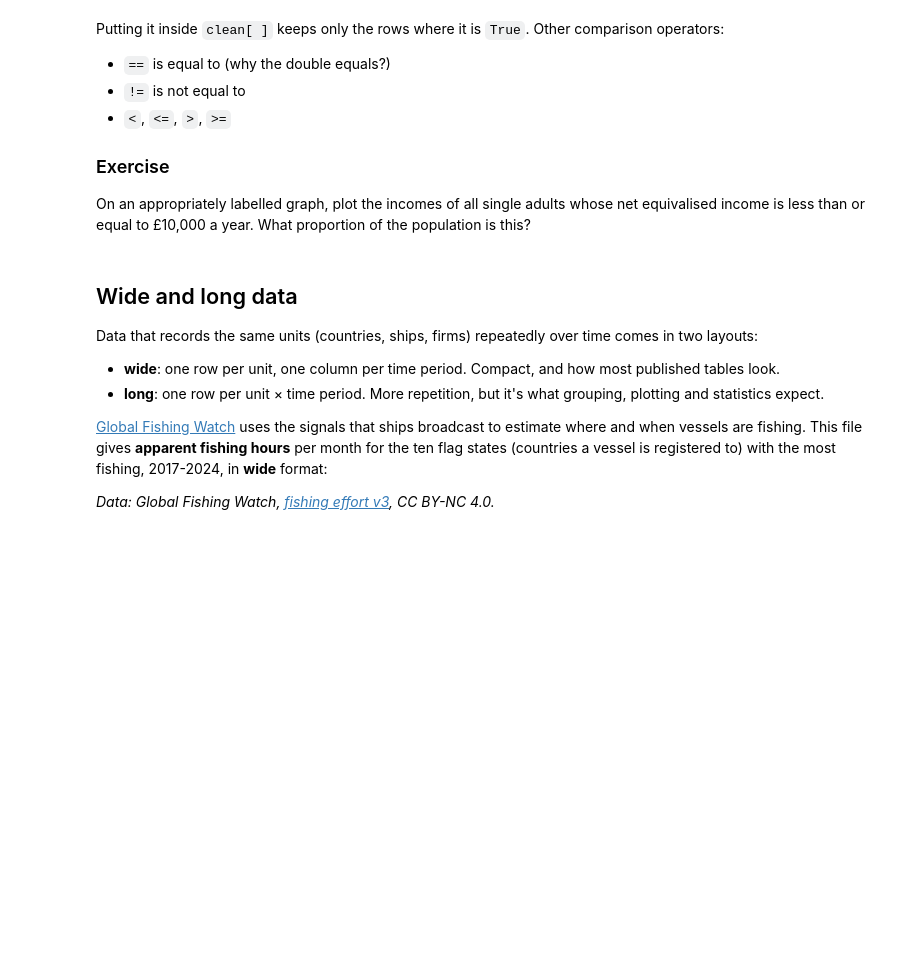
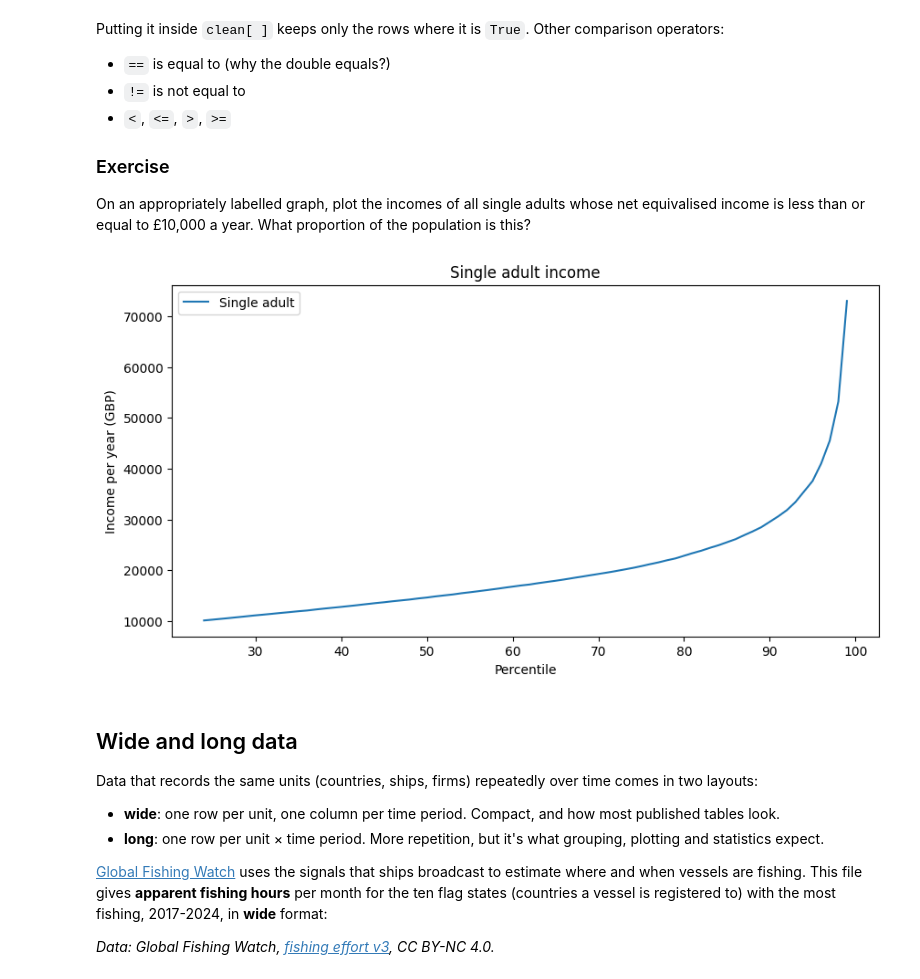
Before and after one commit to r-wingfield57/QM2, a Jupyter notebook: w02_pandas_personal.ipynb, the cells around one changed output. Cells and saved outputs as stored; diff of their text form; code cells hidden in the pictures; blank space fills up the shorter version.

```diff
--- a/w02_pandas_personal.ipynb
+++ b/w02_pandas_personal.ipynb
@@ -272,3 +291,15 @@ On an appropriately labelled graph, plot the incomes of all single adults whose
+# %%
+clean_single = income[["Single adult"]]
+clean_single = clean_single.replace(",", "", regex=True).astype(float)
+clean_single = clean_single[clean_single["Single adult"] > 10000]
+
+clean_single.plot()
+plt.title("Single adult income")
+plt.xlabel("Percentile")
+plt.ylabel("Income per year (GBP)")
+plt.show()
+# %% [output]
+[figure, added]
 # %% [markdown]
 ## Wide and long data
 
```
Also changed, not shown: parts of 11 cells of this notebook.
